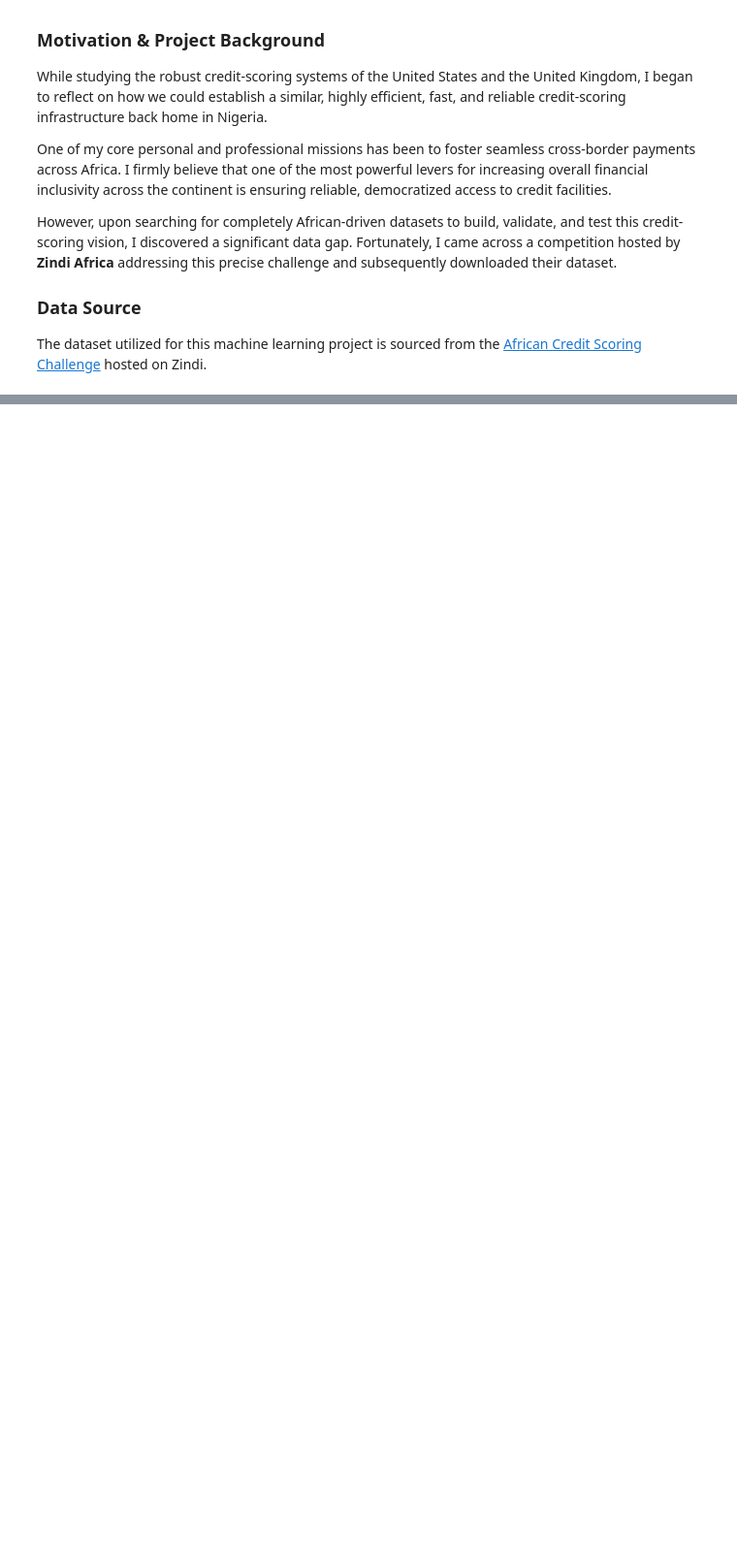
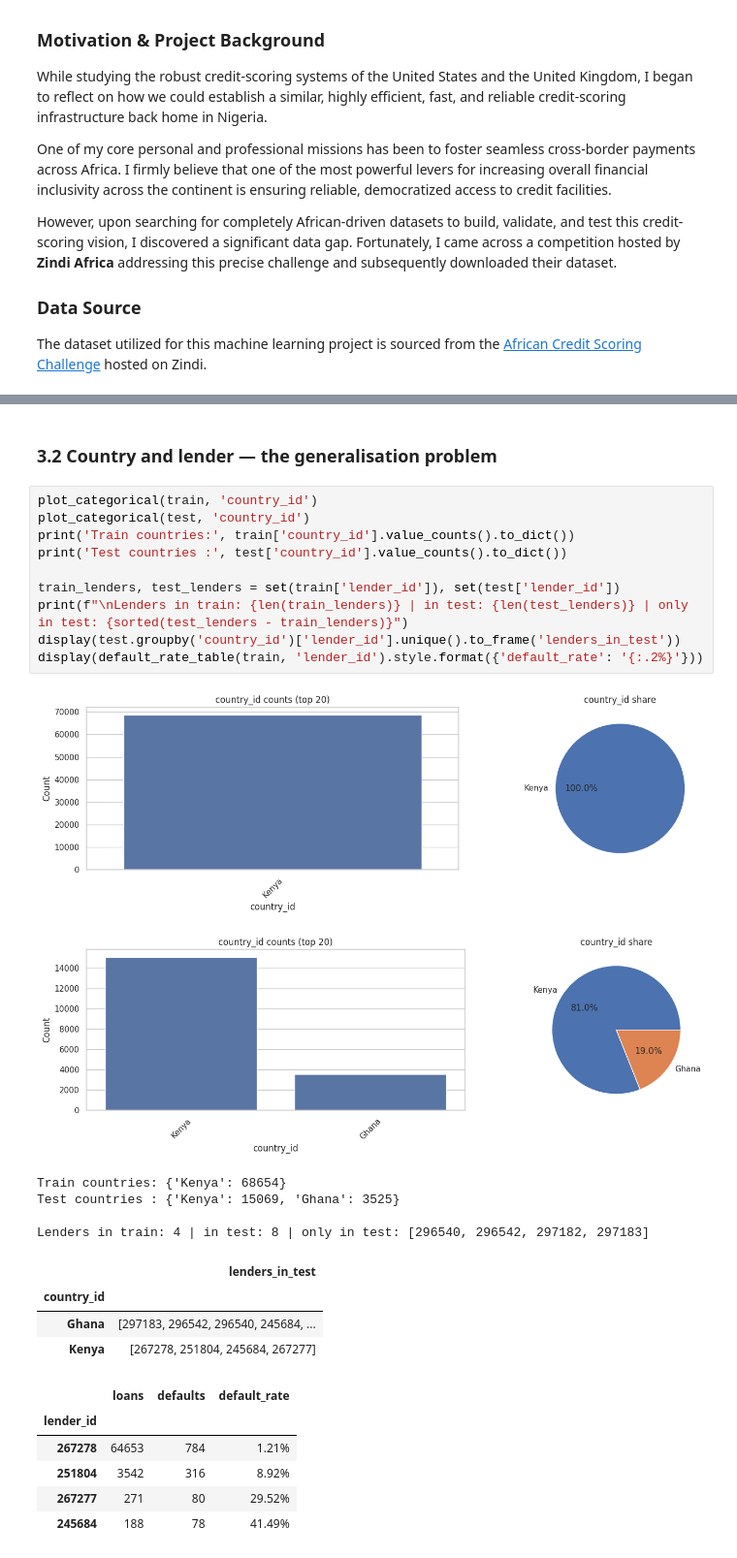
Before and after one commit to hycienti/African_Credit_Scoring_ML, a Jupyter notebook: African_Credit_Scoring_ML.ipynb, the cells around one changed output, grey strips where cells are left out. Shown at 97% size. Cells and saved outputs as stored; diff of their text form; blank space fills up the shorter version.

```diff
--- a/African_Credit_Scoring_ML.ipynb
+++ b/African_Credit_Scoring_ML.ipynb
@@ -559,0 +371,29 @@ train['target].value_counts()
+# %% [markdown]
+### 3.2 Country and lender — the generalisation problem
+# %%
+plot_categorical(train, 'country_id')
+plot_categorical(test, 'country_id')
+print('Train countries:', train['country_id'].value_counts().to_dict())
+print('Test countries :', test['country_id'].value_counts().to_dict())
+
+train_lenders, test_lenders = set(train['lender_id']), set(test['lender_id'])
+print(f"\nLenders in train: {len(train_lenders)} | in test: {len(test_lenders)} | only in test: {sorted(test_lenders - train_lenders)}")
+display(test.groupby('country_id')['lender_id'].unique().to_frame('lenders_in_test'))
+display(default_rate_table(train, 'lender_id').style.format({'default_rate': '{:.2%}'}))
+# %% [output]
+[figure, added]
+[figure, added]
+Train countries: {'Kenya': 68654}
+Test countries : {'Kenya': 15069, 'Ghana': 3525}
+
+Lenders in train: 4 | in test: 8 | only in test: [296540, 296542, 297182, 297183]
+|  | lenders_in_test |
+| country_id |  |
+| Ghana | [297183, 296542, 296540, 245684, ... |
+| Kenya | [267278, 251804, 245684, 267277] |
+|  | loans | defaults | default_rate |
+| lender_id |  |  |  |
+| 267278 | 64653 | 784 | 1.21% |
+| 251804 | 3542 | 316 | 8.92% |
+| 267277 | 271 | 80 | 29.52% |
+| 245684 | 188 | 78 | 41.49% |
```
Also changed, not shown: parts of 122 cells of this notebook.
